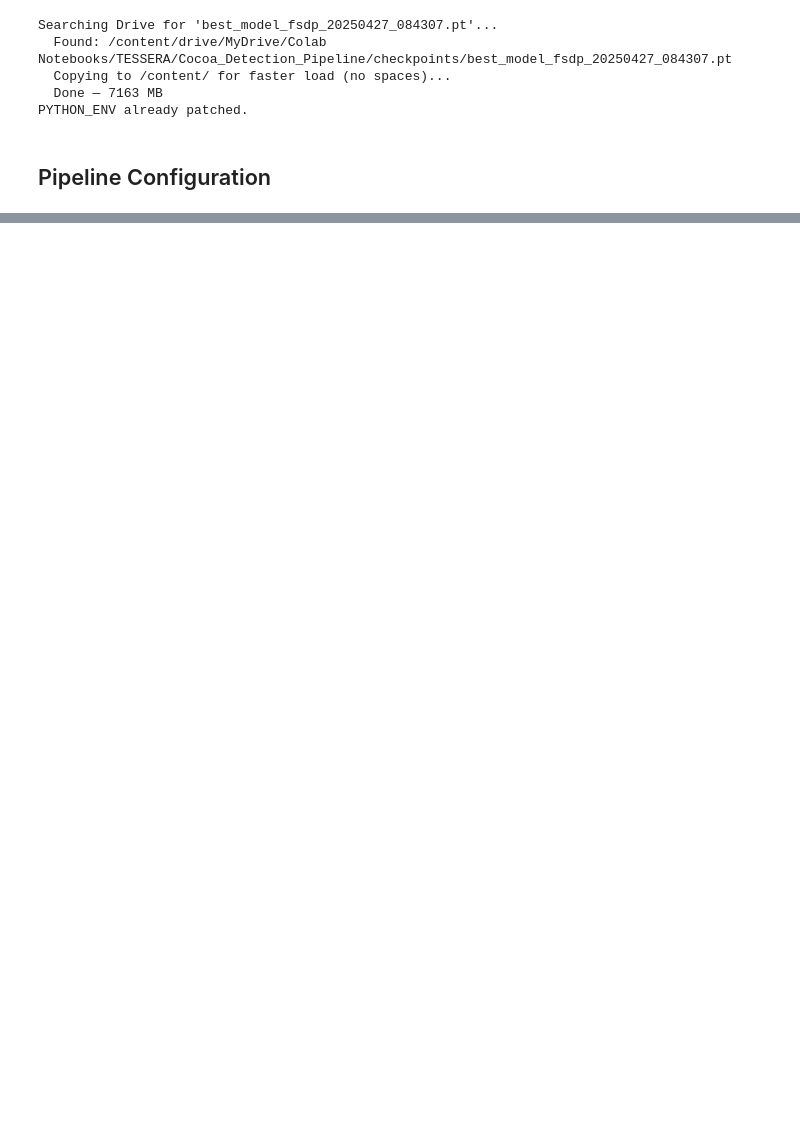
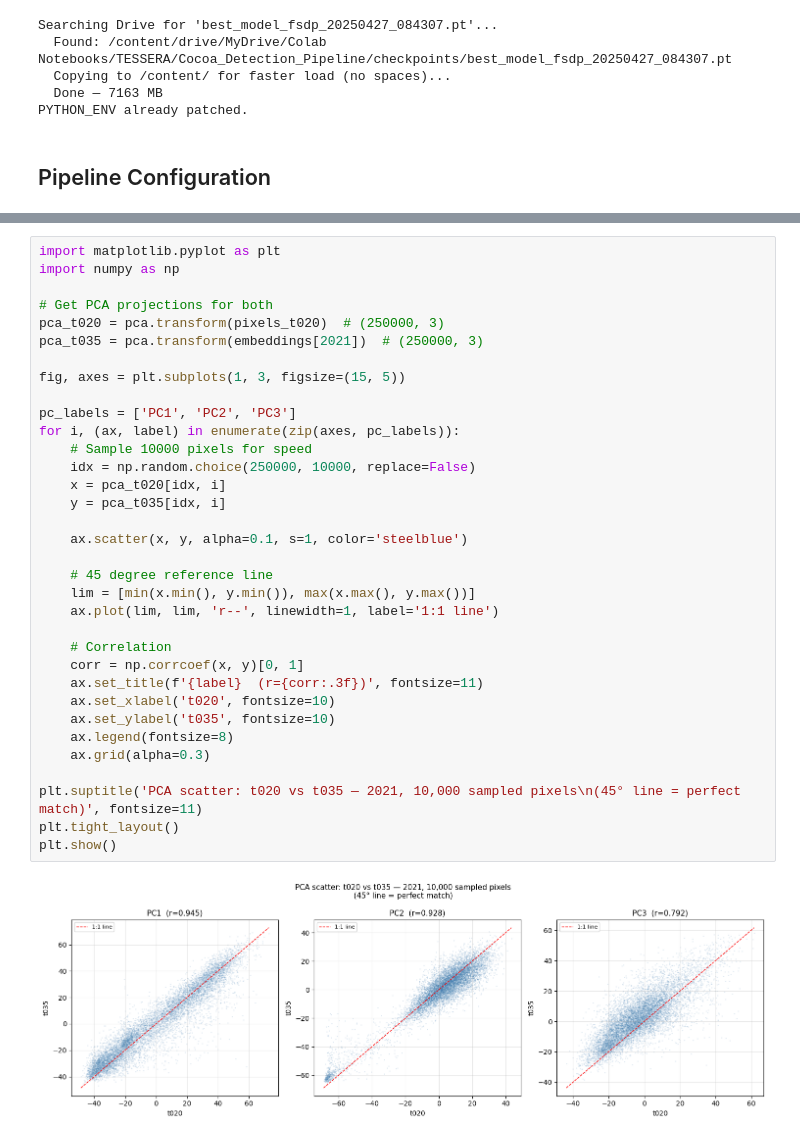
Before and after one commit to GvdDool/tessera-CVPR2026-aplhaV1, a Jupyter notebook: shared_work/V4_TESSERA_Master.ipynb, the cells around one changed output, grey strips where cells are left out. Drawn from its saved outputs; the diff is of its cells as text; blank space fills up the shorter version.

```diff
--- a/shared_work/V4_TESSERA_Master.ipynb
+++ b/shared_work/V4_TESSERA_Master.ipynb
@@ -234,0 +462,36 @@ ROI Generated: /content/drive/MyDrive/Colab Notebooks/TESSERA/Cocoa_Detection_Pi
+# %%
+import matplotlib.pyplot as plt
+import numpy as np
+
+# Get PCA projections for both
+pca_t020 = pca.transform(pixels_t020)  # (250000, 3)
+pca_t035 = pca.transform(embeddings[2021])  # (250000, 3)
+
+fig, axes = plt.subplots(1, 3, figsize=(15, 5))
+
+pc_labels = ['PC1', 'PC2', 'PC3']
+for i, (ax, label) in enumerate(zip(axes, pc_labels)):
+    # Sample 10000 pixels for speed
+    idx = np.random.choice(250000, 10000, replace=False)
+    x = pca_t020[idx, i]
+    y = pca_t035[idx, i]
+
+    ax.scatter(x, y, alpha=0.1, s=1, color='steelblue')
+
+    # 45 degree reference line
+    lim = [min(x.min(), y.min()), max(x.max(), y.max())]
+    ax.plot(lim, lim, 'r--', linewidth=1, label='1:1 line')
+
+    # Correlation
+    corr = np.corrcoef(x, y)[0, 1]
+    ax.set_title(f'{label}  (r={corr:.3f})', fontsize=11)
+    ax.set_xlabel('t020', fontsize=10)
+    ax.set_ylabel('t035', fontsize=10)
+    ax.legend(fontsize=8)
+    ax.grid(alpha=0.3)
+
+plt.suptitle('PCA scatter: t020 vs t035 — 2021, 10,000 sampled pixels\n(45° line = perfect match)', fontsize=11)
+plt.tight_layout()
+plt.show()
+# %% [output]
+[figure, added]
```
Also changed, not shown: parts of 22 cells of this notebook, 2 other files.
